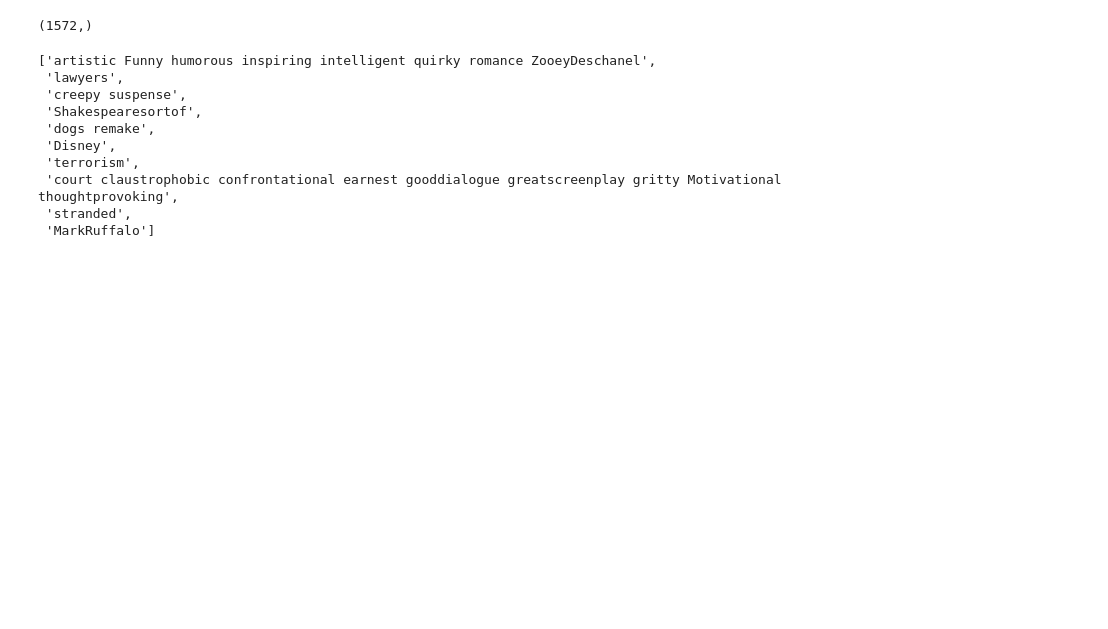
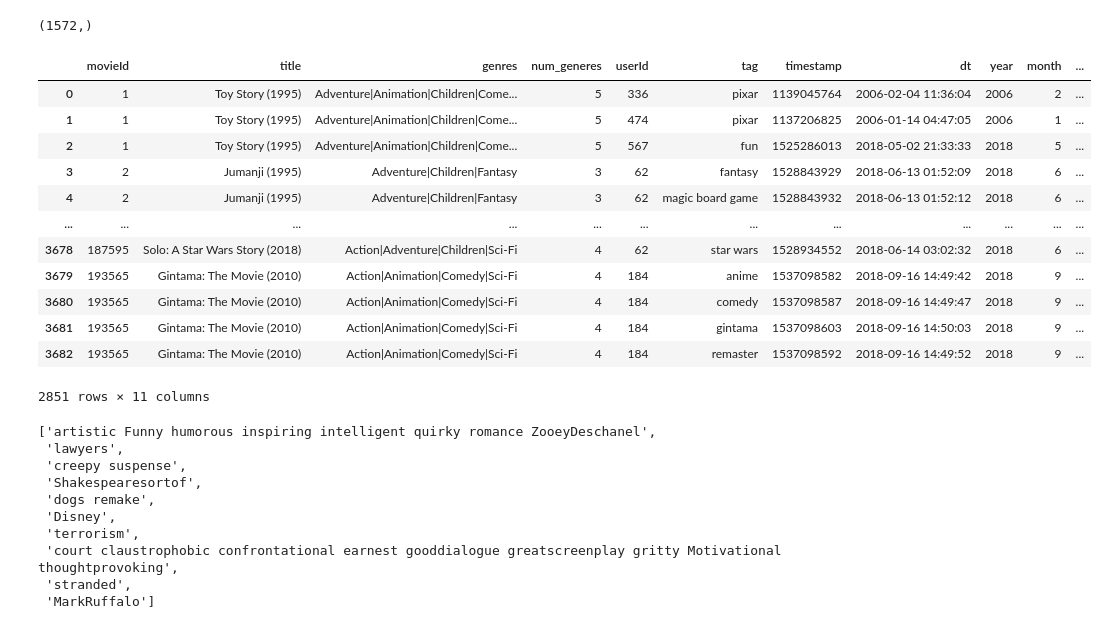
Before and after one commit to BalshowAndrew/ml_studying, a Jupyter notebook: aml/rsml_18/Lesson_2.ipynb, the cells around one changed output. Drawn from its saved outputs; the diff is of its cells as text; code cells hidden in the pictures; blank space fills up the shorter version.

```diff
--- a/aml/rsml_18/Lesson_2.ipynb
+++ b/aml/rsml_18/Lesson_2.ipynb
@@ -388,6 +386,23 @@ movies_with_tags.dropna(inplace=True)
 movies_with_tags.title.unique().shape
 # %% [output]
 (1572,)
+# %%
+title_groups = movies_with_tags.groupby('title')
+title_groups.head()
+# %% [output]
+|  | movieId | title | genres | num_generes | userId | tag | timestamp | dt | year | month | ... |
+| 0 | 1 | Toy Story (1995) | Adventure|Animation|Children|Come... | 5 | 336 | pixar | 1139045764 | 2006-02-04 11:36:04 | 2006 | 2 | ... |
+| 1 | 1 | Toy Story (1995) | Adventure|Animation|Children|Come... | 5 | 474 | pixar | 1137206825 | 2006-01-14 04:47:05 | 2006 | 1 | ... |
+| 2 | 1 | Toy Story (1995) | Adventure|Animation|Children|Come... | 5 | 567 | fun | 1525286013 | 2018-05-02 21:33:33 | 2018 | 5 | ... |
+| 3 | 2 | Jumanji (1995) | Adventure|Children|Fantasy | 3 | 62 | fantasy | 1528843929 | 2018-06-13 01:52:09 | 2018 | 6 | ... |
+| 4 | 2 | Jumanji (1995) | Adventure|Children|Fantasy | 3 | 62 | magic board game | 1528843932 | 2018-06-13 01:52:12 | 2018 | 6 | ... |
+| ... | ... | ... | ... | ... | ... | ... | ... | ... | ... | ... | ... |
+| 3678 | 187595 | Solo: A Star Wars Story (2018) | Action|Adventure|Children|Sci-Fi | 4 | 62 | star wars | 1528934552 | 2018-06-14 03:02:32 | 2018 | 6 | ... |
+| 3679 | 193565 | Gintama: The Movie (2010) | Action|Animation|Comedy|Sci-Fi | 4 | 184 | anime | 1537098582 | 2018-09-16 14:49:42 | 2018 | 9 | ... |
+| 3680 | 193565 | Gintama: The Movie (2010) | Action|Animation|Comedy|Sci-Fi | 4 | 184 | comedy | 1537098587 | 2018-09-16 14:49:47 | 2018 | 9 | ... |
+| 3681 | 193565 | Gintama: The Movie (2010) | Action|Animation|Comedy|Sci-Fi | 4 | 184 | gintama | 1537098603 | 2018-09-16 14:50:03 | 2018 | 9 | ... |
+| 3682 | 193565 | Gintama: The Movie (2010) | Action|Animation|Comedy|Sci-Fi | 4 | 184 | remaster | 1537098592 | 2018-09-16 14:49:52 | 2018 | 9 | ... |
+2851 rows × 11 columns
 # %%
 def change_string(s):
     return str(s).replace(' ', '').replace('-', '')
```
Also changed, not shown: parts of 9 cells of this notebook, 2 other files.
